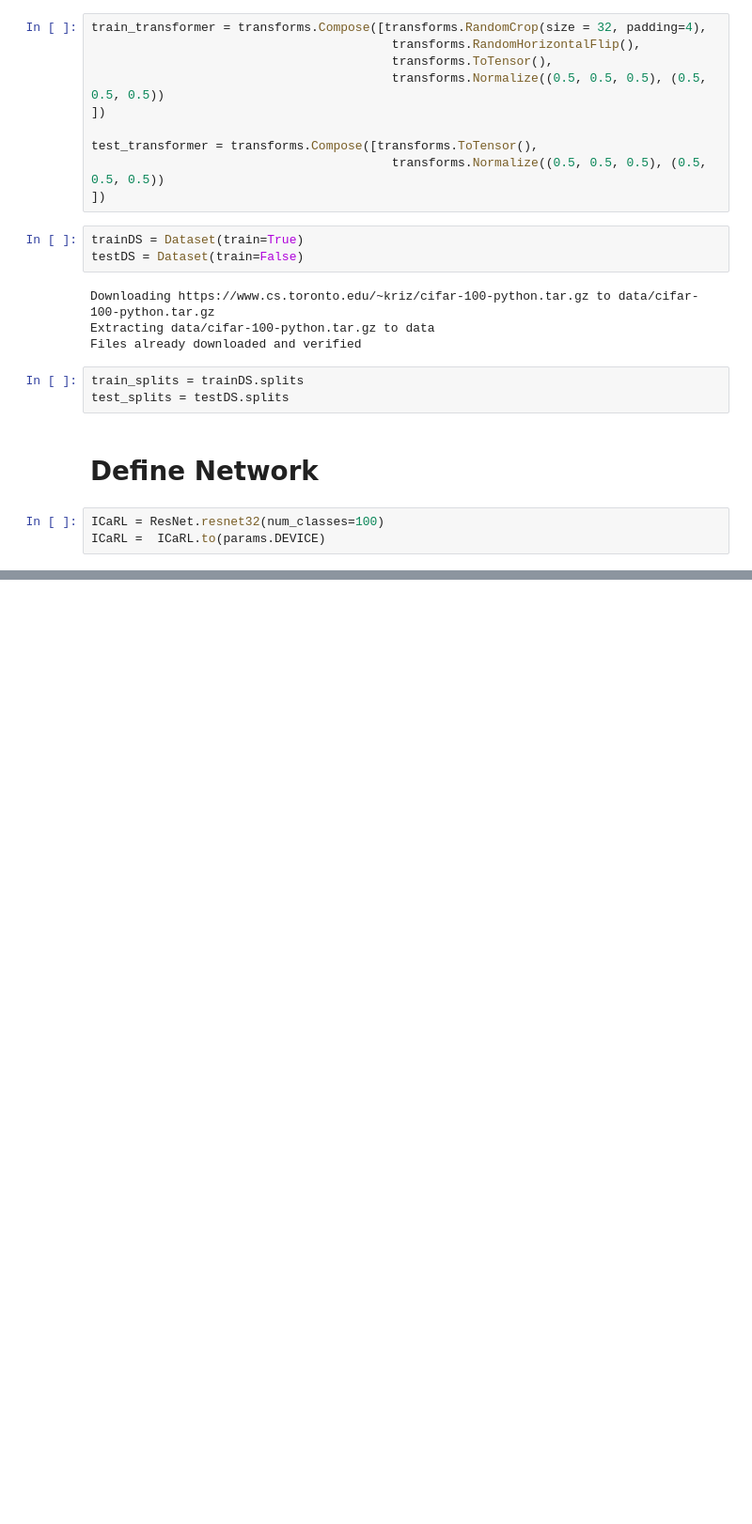
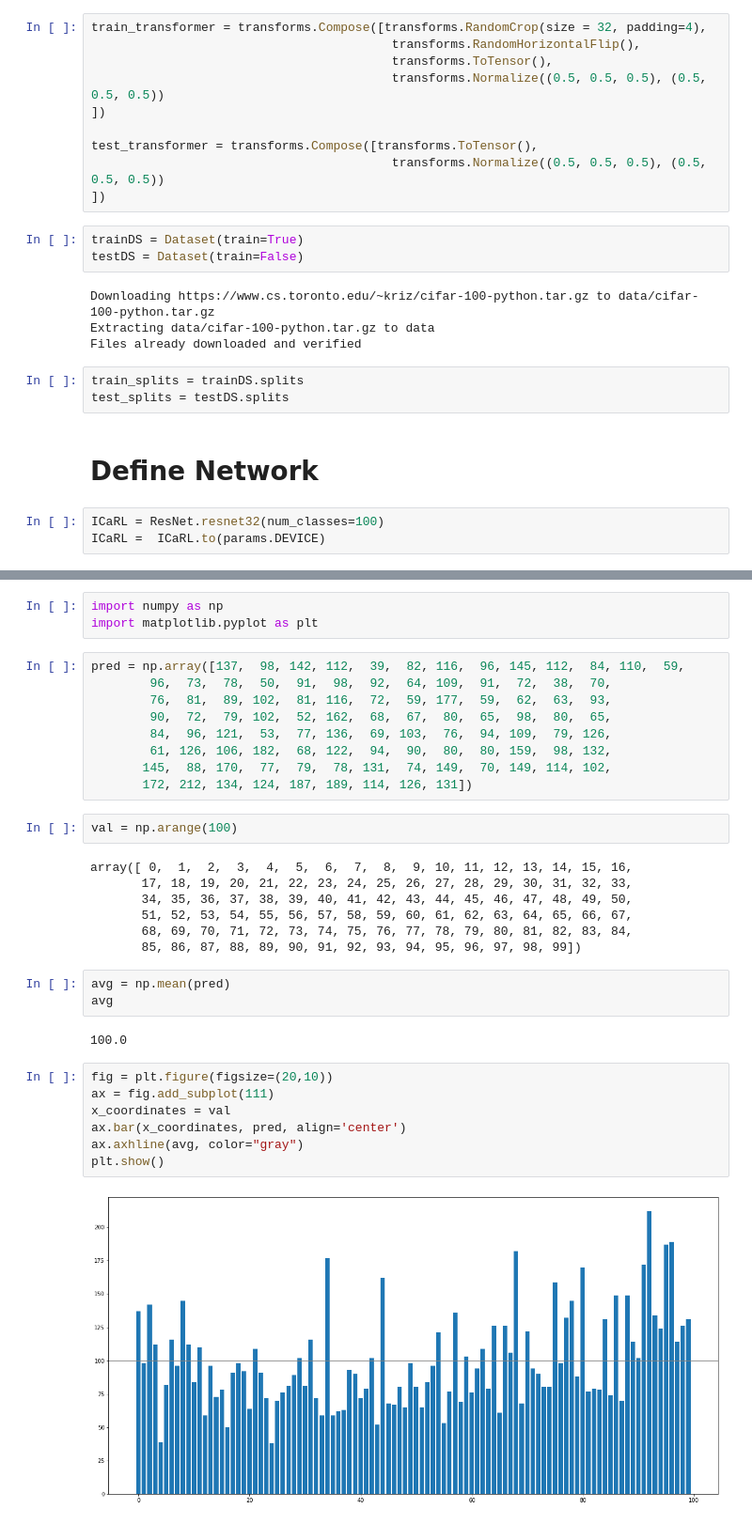
Before and after one commit to luciainnocenti/Incremental-learning, a Jupyter notebook: ICaRLMain.ipynb, the cells around one changed output, grey strips where cells are left out. Shown at 94% size. Saved outputs shown, nothing was run; the diff lists cells and outputs as text; blank space fills up the shorter version.

```diff
--- a/ICaRLMain.ipynb
+++ b/ICaRLMain.ipynb
@@ -128,0 +309,35 @@ for task in range(0, 100, params.TASK_SIZE):
+# %%
+import numpy as np
+import matplotlib.pyplot as plt
+# %%
+pred = np.array([137,  98, 142, 112,  39,  82, 116,  96, 145, 112,  84, 110,  59,
+        96,  73,  78,  50,  91,  98,  92,  64, 109,  91,  72,  38,  70,
+        76,  81,  89, 102,  81, 116,  72,  59, 177,  59,  62,  63,  93,
+        90,  72,  79, 102,  52, 162,  68,  67,  80,  65,  98,  80,  65,
+        84,  96, 121,  53,  77, 136,  69, 103,  76,  94, 109,  79, 126,
+        61, 126, 106, 182,  68, 122,  94,  90,  80,  80, 159,  98, 132,
+       145,  88, 170,  77,  79,  78, 131,  74, 149,  70, 149, 114, 102,
+       172, 212, 134, 124, 187, 189, 114, 126, 131])
+# %%
+val = np.arange(100)
+# %% [output]
+array([ 0,  1,  2,  3,  4,  5,  6,  7,  8,  9, 10, 11, 12, 13, 14, 15, 16,
+       17, 18, 19, 20, 21, 22, 23, 24, 25, 26, 27, 28, 29, 30, 31, 32, 33,
+       34, 35, 36, 37, 38, 39, 40, 41, 42, 43, 44, 45, 46, 47, 48, 49, 50,
+       51, 52, 53, 54, 55, 56, 57, 58, 59, 60, 61, 62, 63, 64, 65, 66, 67,
+       68, 69, 70, 71, 72, 73, 74, 75, 76, 77, 78, 79, 80, 81, 82, 83, 84,
+       85, 86, 87, 88, 89, 90, 91, 92, 93, 94, 95, 96, 97, 98, 99])
+# %%
+avg = np.mean(pred)
+avg
+# %% [output]
+100.0
+# %%
+fig = plt.figure(figsize=(20,10))
+ax = fig.add_subplot(111)
+x_coordinates = val
+ax.bar(x_coordinates, pred, align='center')
+ax.axhline(avg, color="gray")
+plt.show()
+# %% [output]
+[figure, added]
```
Also changed, not shown: parts of 14 cells of this notebook.
